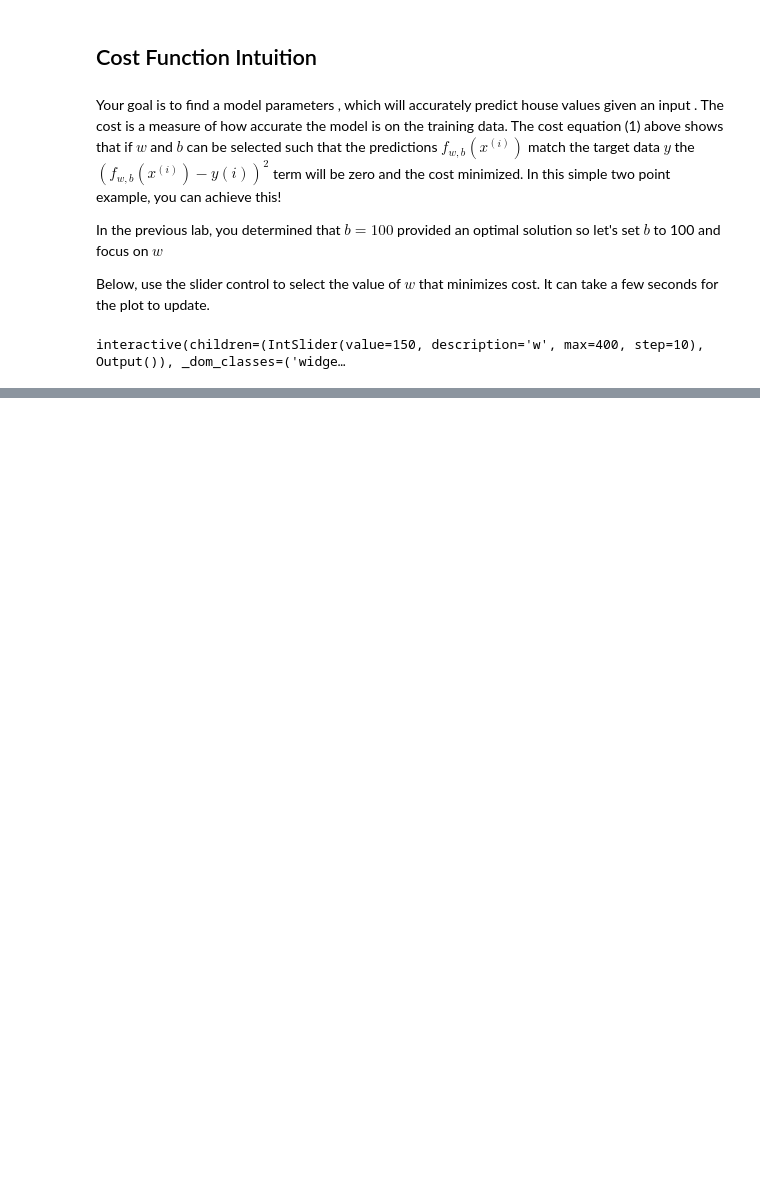
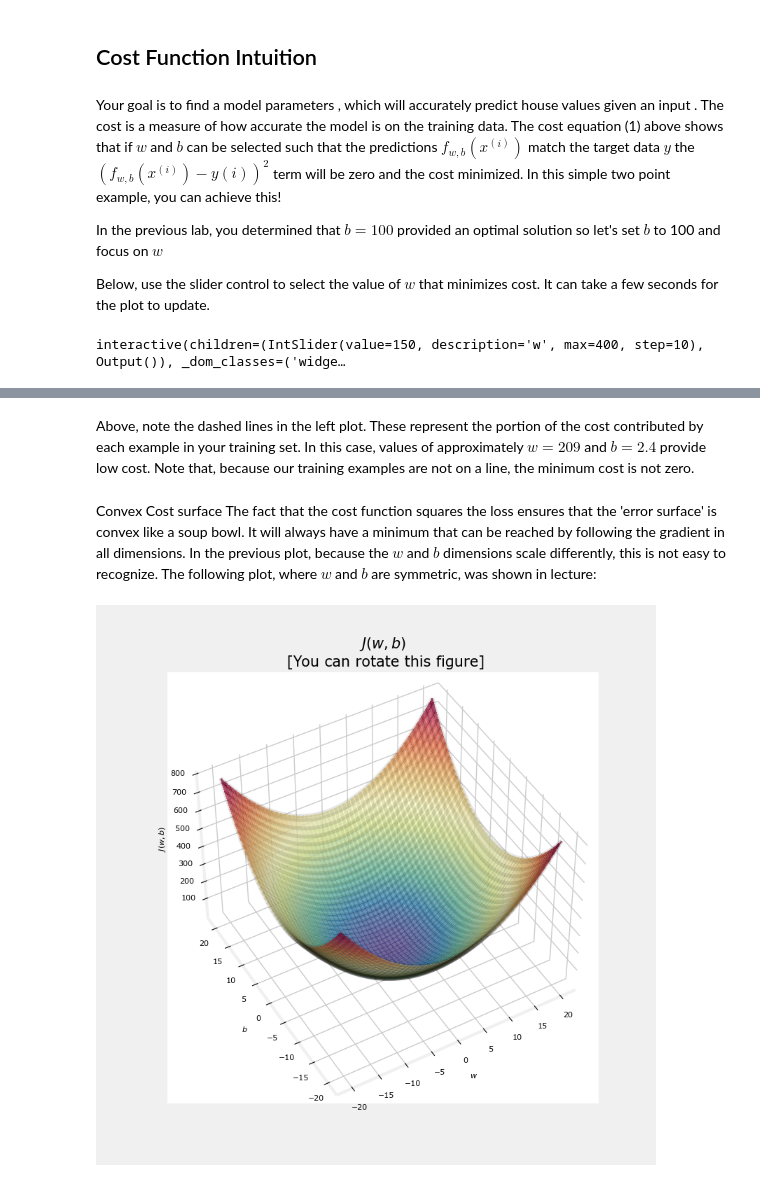
Before and after one commit to BMugo84/Machine-Learning-By-Andrew-Ng, a Jupyter notebook: cost_function.ipynb, the cells around one changed output, grey strips where cells are left out. Saved outputs shown, nothing was run; the diff lists cells and outputs as text; code cells hidden in the pictures; blank space fills up the shorter version.

```diff
--- a/cost_function.ipynb
+++ b/cost_function.ipynb
@@ -97,0 +116,9 @@ interactive(children=(IntSlider(value=150, description='w', max=400, step=10), O
+# %% [markdown]
+Above, note the dashed lines in the left plot. These represent the portion of the cost contributed by each example in your training set. In this case, values of approximately $ w = 209 $ and $ b = 2.4 $ provide low cost. Note that, because our training examples are not on a line, the minimum cost is not zero.
+# %% [markdown]
+Convex Cost surface
+The fact that the cost function squares the loss ensures that the 'error surface' is convex like a soup bowl. It will always have a minimum that can be reached by following the gradient in all dimensions. In the previous plot, because the $ w $ and $ b $ dimensions scale differently, this is not easy to recognize. The following plot, where $ w $ and $ b $ are symmetric, was shown in lecture:
+# %%
+soup_bowl()
+# %% [output]
+[figure, added]
```
Also changed, not shown: parts of 6 cells of this notebook.
